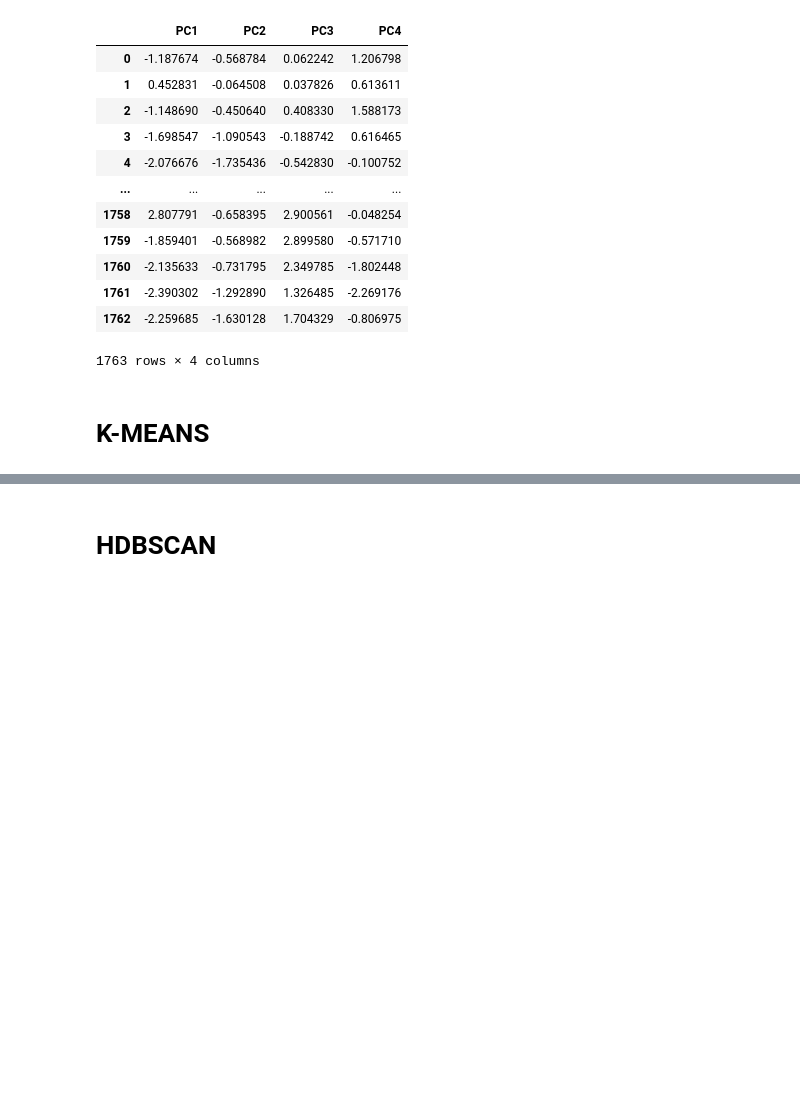
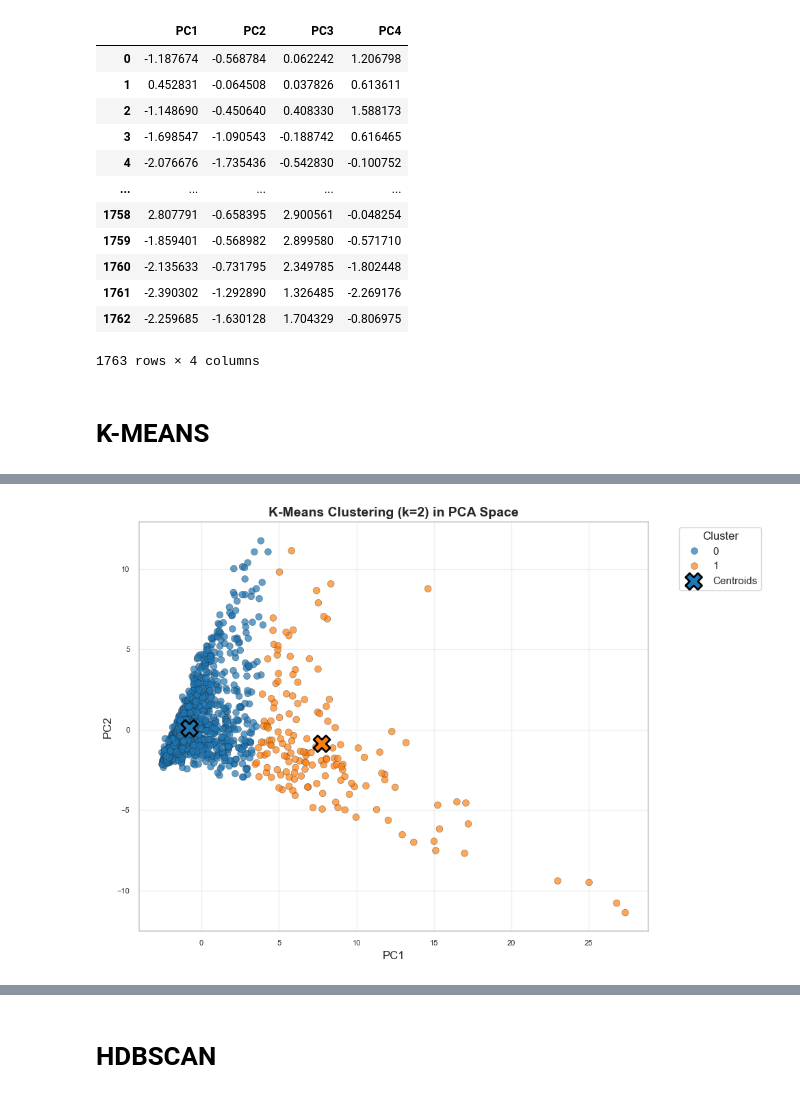
Before and after one commit to hiimnhan/scc451, a Jupyter notebook: task1.ipynb, the cells around one changed output, grey strips where cells are left out. Saved outputs shown, nothing was run; the diff lists cells and outputs as text; code cells hidden in the pictures; blank space fills up the shorter version.

```diff
--- a/task1.ipynb
+++ b/task1.ipynb
@@ -363,0 +343,42 @@ plt.show()
+# %%
+# Visualize best K-Means clustering result
+palette = sns.color_palette("tab10", best_k)
+cluster_palette = {cluster: palette[i % len(palette)] for i, cluster in enumerate(np.unique(best_labels))}
+
+pca_plot_df = pca_df.copy()
+pca_plot_df['cluster'] = best_labels
+
+plt.figure(figsize=(10, 7))
+ax = sns.scatterplot(
+    data=pca_plot_df,
+    x="PC1", y="PC2",
+    hue="cluster",
+    palette=cluster_palette,
+    s=50, alpha=0.7, edgecolor="k", linewidth=0.3
+)
+
+# Plot centroids
+centroids = best_model[0].cluster_centers_[:, :2]
+centroid_colors = [cluster_palette.get(i, palette[i % len(palette)]) for i in range(best_k)]
+ax.scatter(
+    centroids[:, 0],
+    centroids[:, 1],
+    marker="X",
+    c=centroid_colors,
+    s=300,
+    edgecolor="black",
+    linewidth=2,
+    label="Centroids",
+    zorder=10
+)
+
+plt.title(f"K-Means Clustering (k={best_k}) in PCA Space", fontsize=14, fontweight='bold')
+plt.xlabel("PC1", fontsize=12)
+plt.ylabel("PC2", fontsize=12)
+plt.legend(title="Cluster", bbox_to_anchor=(1.05, 1), loc="upper left")
+plt.grid(True, alpha=0.3)
+plt.tight_layout()
+plt.savefig('kmeans_clustering_visualization.png', dpi=300, bbox_inches='tight')
+plt.show()
+# %% [output]
+[figure, added]
```
Also changed, not shown: parts of 7 cells of this notebook, 6 other files.
